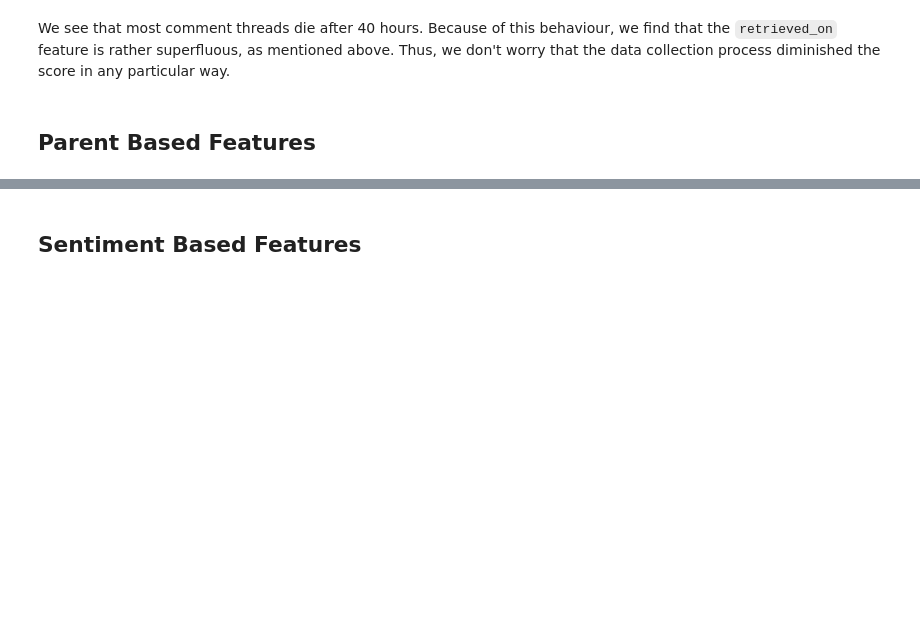
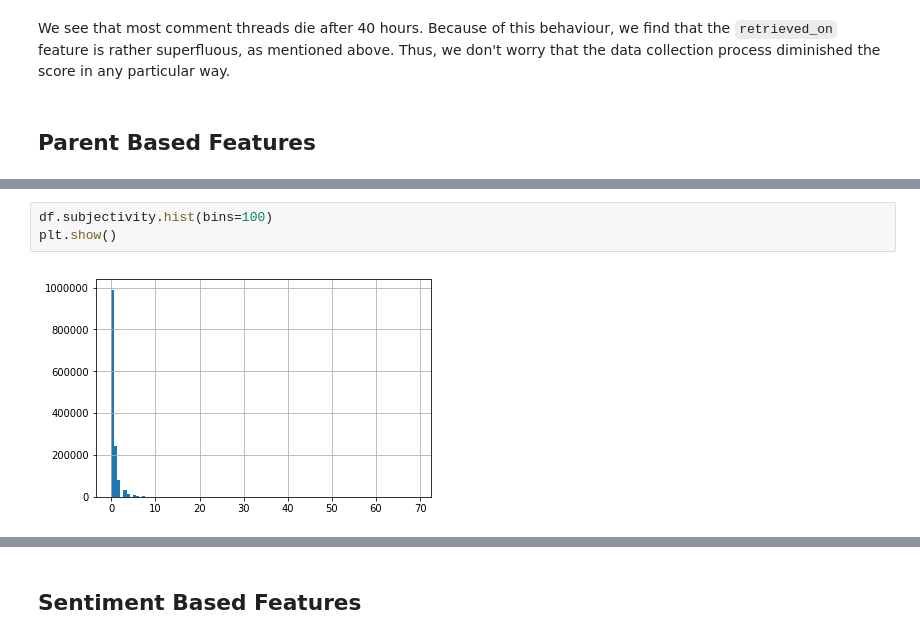
Before and after one commit to Prakhar-USF/ml-reddit, a Jupyter notebook: preprocessing.ipynb, the cells around one changed output, grey strips where cells are left out. Cells and saved outputs as stored; diff of their text form; blank space fills up the shorter version.

```diff
--- a/preprocessing.ipynb
+++ b/preprocessing.ipynb
@@ -388,3 +539,8 @@ sum(df.depth != df.depth) / len(df.depth)
+# %%
+df.subjectivity.hist(bins=100)
+plt.show()
+# %% [output]
+[figure, added]
 # %%
 df.head(3).T
 # %% [output]
```
Also changed, not shown: parts of 96 cells of this notebook.
